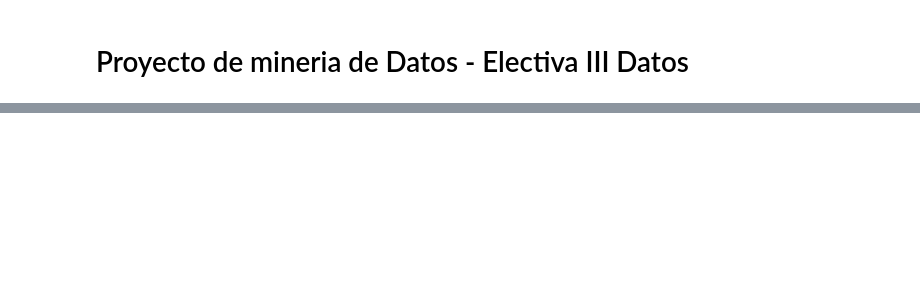
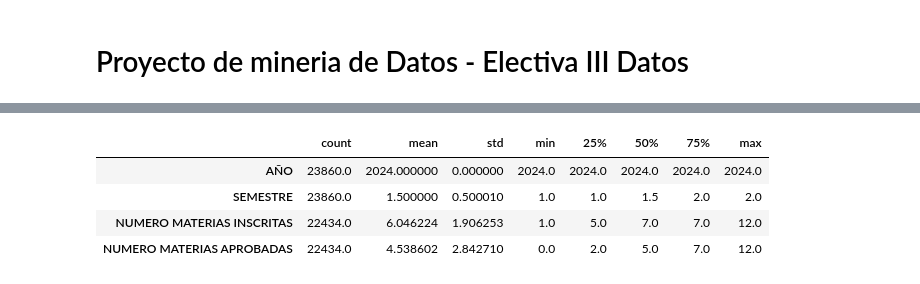
Before and after one commit to samforedev/Proyecto-ElectivaDatos, a Jupyter notebook: final_project.ipynb, the cells around one changed output, grey strips where cells are left out. Cells and saved outputs as stored; diff of their text form; code cells hidden in the pictures; blank space fills up the shorter version.

```diff
--- a/final_project.ipynb
+++ b/final_project.ipynb
@@ -104,0 +91,9 @@ dutil.generate_graphic(df_1, x='')
+# %%
+# Estadísticas descriptivas de las variables numericas
+display(df_1.describe().transpose())
+# %% [output]
+|  | count | mean | std | min | 25% | 50% | 75% | max |
+| AÑO | 23860.0 | 2024.000000 | 0.000000 | 2024.0 | 2024.0 | 2024.0 | 2024.0 | 2024.0 |
+| SEMESTRE | 23860.0 | 1.500000 | 0.500010 | 1.0 | 1.0 | 1.5 | 2.0 | 2.0 |
+| NUMERO MATERIAS INSCRITAS | 22434.0 | 6.046224 | 1.906253 | 1.0 | 5.0 | 7.0 | 7.0 | 12.0 |
+| NUMERO MATERIAS APROBADAS | 22434.0 | 4.538602 | 2.842710 | 0.0 | 2.0 | 5.0 | 7.0 | 12.0 |
```
Also changed, not shown: parts of 31 cells of this notebook, 2 other files.
